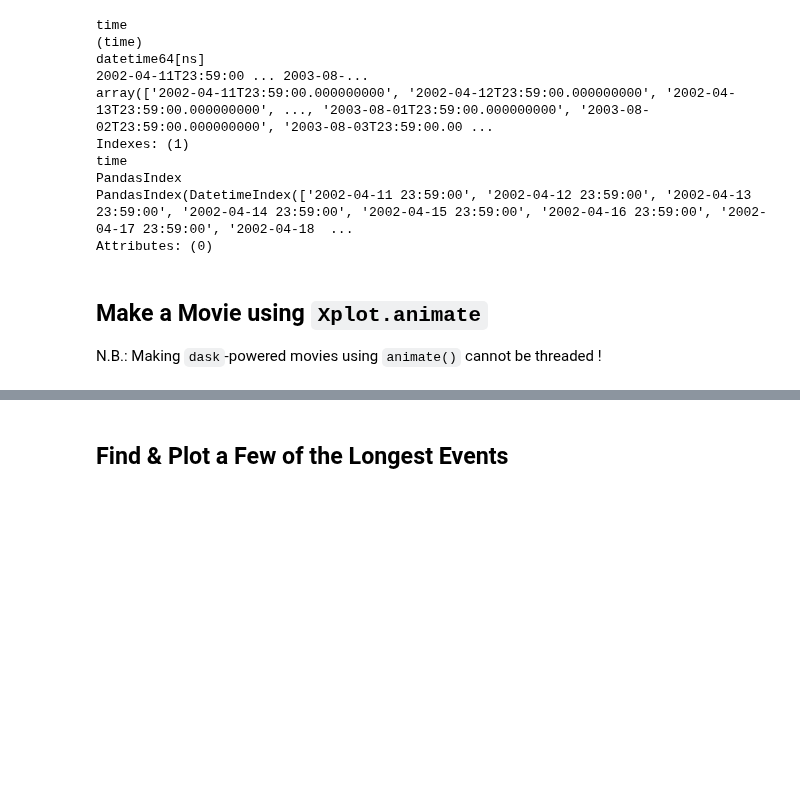
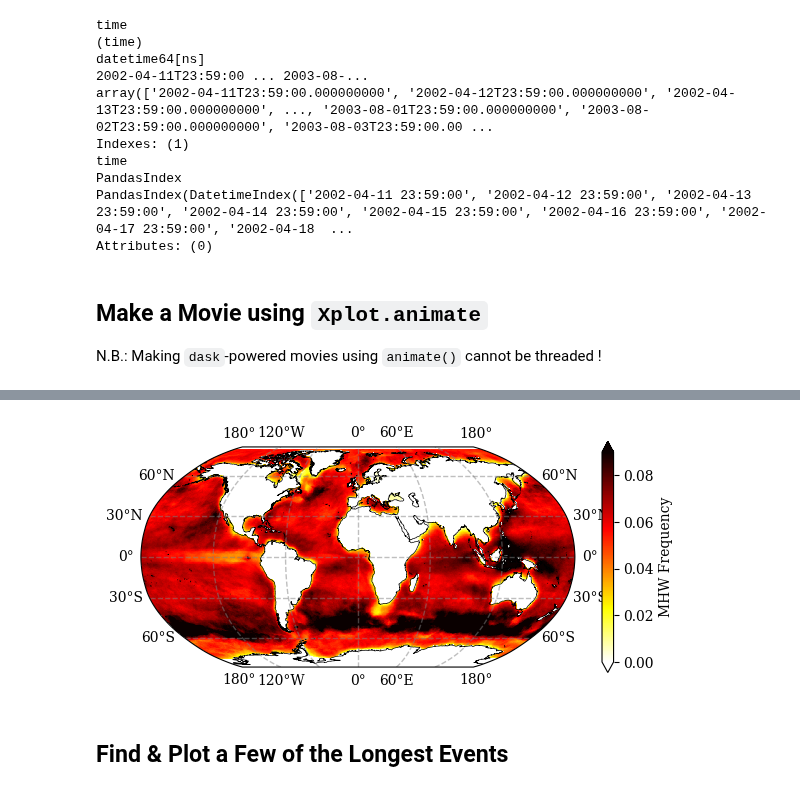
Before and after one commit to wienkers/spot_the_blOb, a Jupyter notebook: examples/unstructured data/03_visualise_events.ipynb, the cells around one changed output, grey strips where cells are left out. Cells and saved outputs as stored; diff of their text form; code cells hidden in the pictures; blank space fills up the shorter version.

```diff
--- a/examples/unstructured data/03_visualise_events.ipynb
+++ b/examples/unstructured data/03_visualise_events.ipynb
@@ -152,6 +144,12 @@ fig, ax = blobs_day1.plotter.pplot_col(plot_IDs=True, col_wrap=3, show_colorbar=
 # %%
-event_frequency = (blobs > 0).astype(float).mean('time')
-fig, ax = event_frequency.plotter.pplot(var_units='MHW Frequency', cmap='hot_r', cperc=[0,96])
+# Calculate the frequency of Event Occurrence
+event_frequency = (ID_field > 0).astype(float).mean('time')
+
+# Setup Plotting Configuration
+config = PlotConfig(var_units='MHW Frequency', cmap='hot_r', cperc=[0,96], grid_labels=True)
+fig, ax = event_frequency.Xplot.single_plot(config)
+# %% [output]
+[figure, added]
 # %% [markdown]
 ## Find & Plot a Few of the Longest Events
 # %%
```
Also changed, not shown: parts of 30 cells of this notebook, 8 other files.
